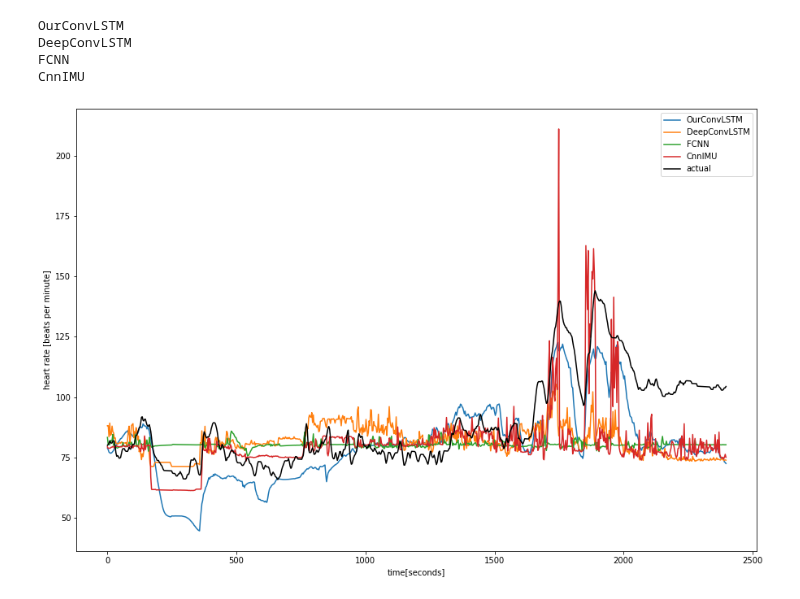
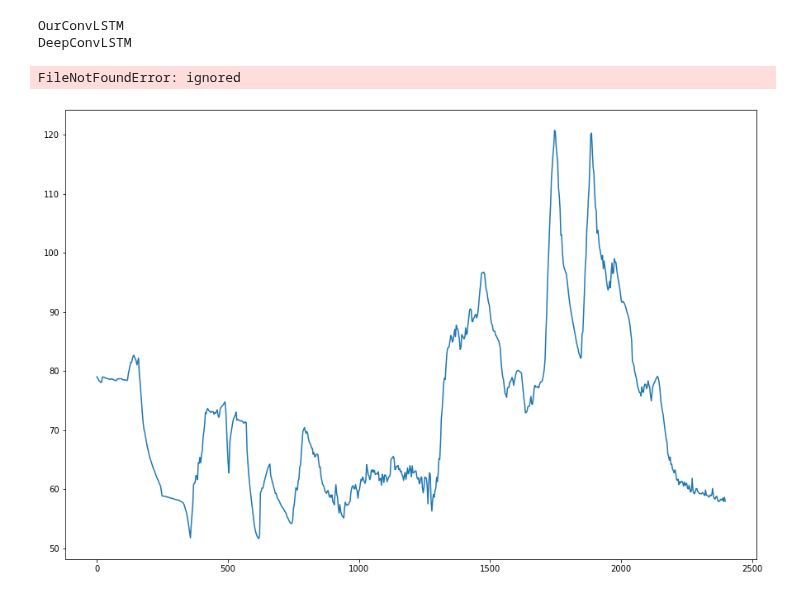
Before and after one commit to davipeag/HeartRateRegression, a Jupyter notebook: display_multi_long_period.ipynb, the cells around one changed output. Cells and saved outputs as stored; diff of their text form; code cells hidden in the pictures.

```diff
--- a/display_multi_long_period.ipynb
+++ b/display_multi_long_period.ipynb
@@ -148,7 +150,7 @@ total_size = recursive_size + is_size
 from default_utils import FcPamapPreprocessing, make_fcnn
 
 preprocessing_options = {
-    "OurConvLSTM": DefaultPamapPreprocessing(ts_per_sample=total_size),
+    "OurConvLSTM": DefaultPamapPreprocessing(ts_per_sample=total_size, ts_count = 300, donwsampling_ratio = 1),
     "AttentionTransformer": DefaultPamapPreprocessing(ts_per_sample=total_size, last_transformer=OurConvLstmToAttentionFormat()),
     "DeepConvLSTM": DefaultPamapPreprocessing(ts_per_sample=total_size, last_transformer=OurConvLstmToCnnImuFormat()),
     "CnnIMU": DefaultPamapPreprocessing(ts_per_sample=total_size, last_transformer=OurConvLstmToCnnImuFormat()),
@@ -186,7 +188,7 @@ from default_utils import make_deep_conv_lstm
 
 
 net_options = {
-    "OurConvLSTM": lambda : make_our_conv_lstm(40,1,False),
+    "OurConvLSTM": lambda : make_our_conv_lstm(40,1),
     "AttentionTransformer": lambda: make_attention_transormer_model(args["device"]),
     "DeepConvLSTM": lambda : make_deep_conv_lstm(recursive_size=recursive_size, total_size=total_size),
     "CnnIMU": lambda : make_cnn_imu2(recursive_size=recursive_size, total_size=total_size),
@@ -238,37 +240,36 @@ for preprocessor,net, model_type in zip(preprocessors,nets, models):
         ),
 
 
 
 
     }
 
     trainer = trainer_options[model_type]()
     trainers.append(trainer)
 
 import os
 import matplotlib.pyplot as plt
 figures = list()
 for idx in range(1):
   fig, ax = plt.subplots(figsize=(15,10))
   figures.append((fig, ax))
   for model_type, loader, trainer in list(zip(models, loaders, trainers))[0:]:
       print(model_type)
-      state_dict_name = f"trained_models/{model_type}ts_{plot_subject}_val_{4}.pkl"
+      state_dict_name = f"trained_models/{model_type}ts_{plot_subject}_val_{3}.pkl"
       state_dict_path = os.path.join(STORE_DIR, state_dict_name)
       trainer.net.load_state_dict(torch.load(state_dict_path, map_location=args["device"]))
       y,p = trainer.reverse_transformed_prediction_labels(loader)
       ax.plot(np.linspace(0, 3*(len(p[idx])-1), len(p[idx])), p[idx], label=model_type)
   ax.plot(np.linspace(0, 3*(len(p[idx])-1), len(p[idx])), y[idx], 'k', label="actual")
   ax.set_ylabel("heart rate [beats per minute]")
   ax.set_xlabel("time[seconds]")
   ax.legend()
   fig.show()
 # %% [output]
 OurConvLSTM
 DeepConvLSTM
-FCNN
-CnnIMU
+FileNotFoundError: ignored
-[figure, old version]
+[figure, new version]
 # %%
 fig,ax = figures[0]
 
```
Also changed, not shown: parts of 1 cell of this notebook.
